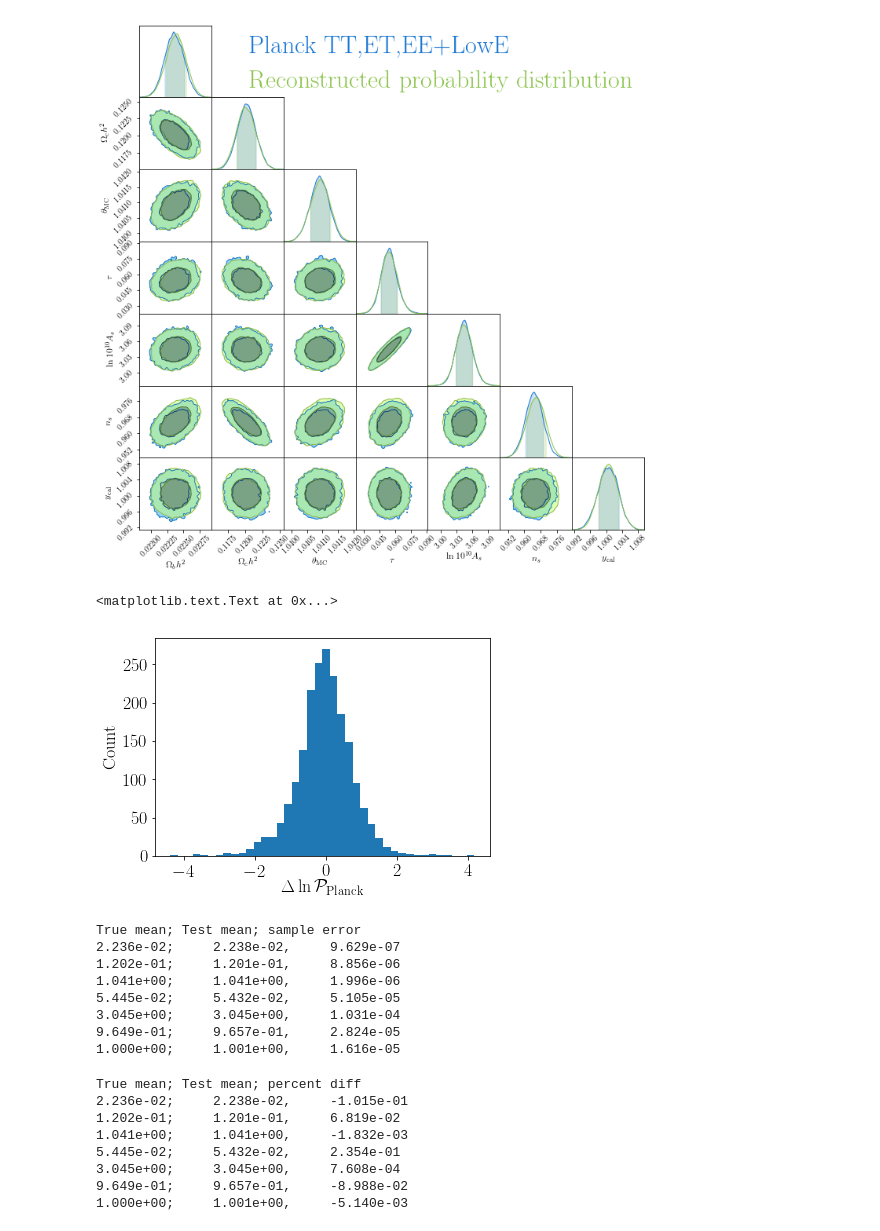
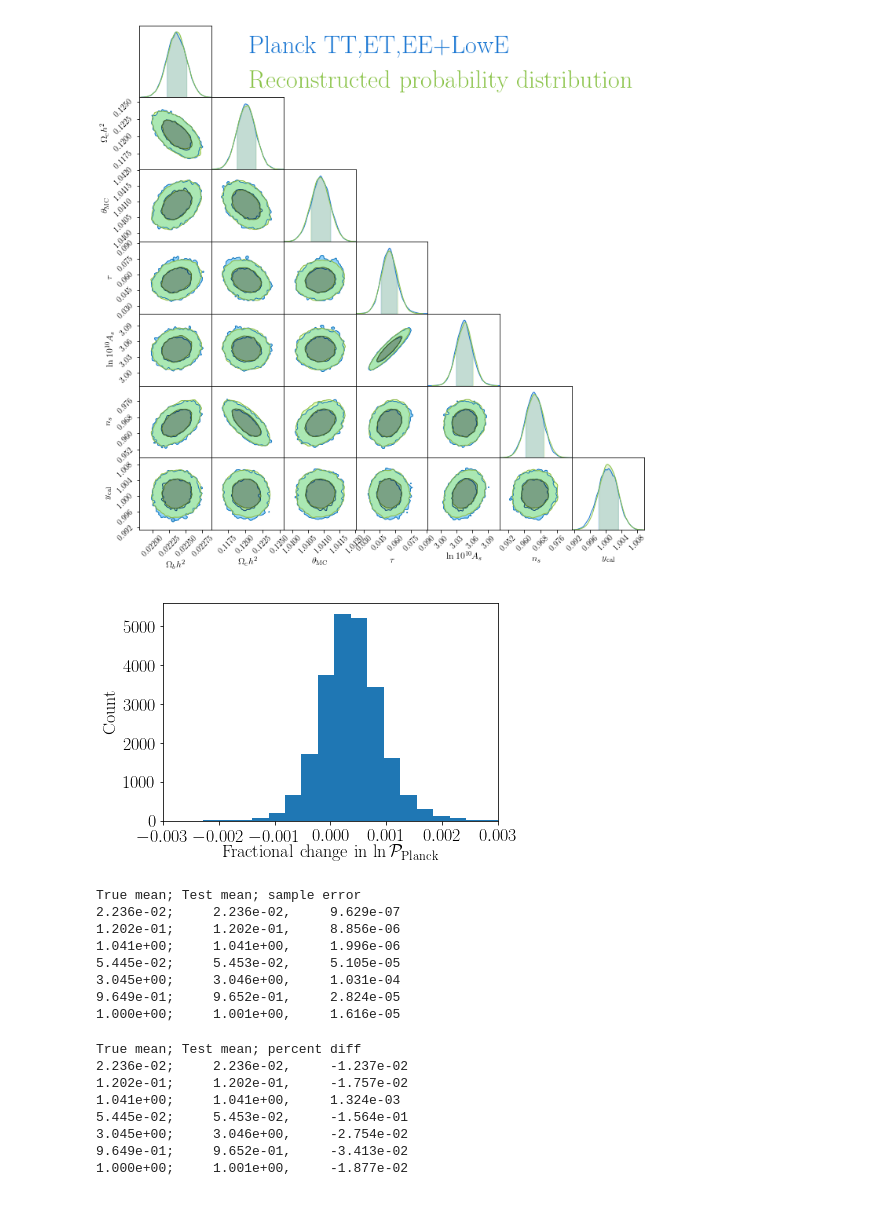
Before and after one commit to tmcclintock/AReconstructionTool, a Jupyter notebook: notebooks/Basic example 6--resampling Planck.ipynb, the cells around one changed output. Cells and saved outputs as stored; diff of their text form; code cells hidden in the pictures.

Commit message:
Ran the most recent version of the planck notebook. Updated the README.

```diff
--- a/notebooks/Basic example 6--resampling Planck.ipynb
+++ b/notebooks/Basic example 6--resampling Planck.ipynb
@@ -88,24 +88,29 @@ fig = c2.plotter.plot()
 # %%
 #Error on the prediction - looking at the differene in chi^2
 inds = RS.training_inds
 allinds = np.arange(len(input_chain))
 allinds = np.delete(allinds, inds)
-allinds = np.random.choice(allinds, size=2000, replace=False)
-lnL_predict = RS.predict(input_chain[allinds])
+lnL_predict = np.zeros_like(allinds)
+for i in range(len(allinds)):
+    lnL_predict[i] = RS.predict(input_chain[allinds[i]])
+#allinds = np.random.choice(allinds, size=3000, replace=False)
+#lnL_predict = RS.predict(input_chain[allinds])
 
 lnL_train = lnpost[allinds]
 
 lnL_diff = lnL_predict - lnL_train
-chi2_diff = lnL_train - lnL_predict
+chi2_diff = (lnL_train - lnL_predict)/lnL_train# * 100
 
 plt.hist(chi2_diff, bins=40)
-plt.xlabel(r"$\Delta\ln\mathcal{P}_{\rm Planck}$")
+#plt.xlabel(r"$\Delta\ln\mathcal{P}_{\rm Planck}$")
+plt.xlabel(r"Fractional change in $\ln\mathcal{P}_{\rm Planck}$")
+plt.xlim(-.003, 0.003)
+
 plt.ylabel("Count")
 #plt.savefig("Planck_chi2_error.png", dpi=300, bbox_inches="tight")
-#plt.savefig("Planck_chi2_error.pdf", bbox_inches="tight")
+plt.savefig("Planck_chi2_error.pdf", bbox_inches="tight")
 # %% [output]
-<matplotlib.text.Text at 0x...>
-[figure, old version]
+[figure, new version]
 # %%
 true_means = np.mean(input_chain, 0)
 test_means = np.mean(test_chain, 0)
@@ -116,12 +121,12 @@ for i in range(7):#len(true_means)):
     print("%.3e;     %.3e,     %.3e"%(true_means[i], test_means[i], true_std[i]/np.sqrt(len(input_chain))))
 # %% [output]
 True mean; Test mean; sample error
-2.236e-02;     2.238e-02,     9.629e-07
-1.202e-01;     1.201e-01,     8.856e-06
+2.236e-02;     2.236e-02,     9.629e-07
+1.202e-01;     1.202e-01,     8.856e-06
 1.041e+00;     1.041e+00,     1.996e-06
-5.445e-02;     5.432e-02,     5.105e-05
-3.045e+00;     3.045e+00,     1.031e-04
-9.649e-01;     9.657e-01,     2.824e-05
+5.445e-02;     5.453e-02,     5.105e-05
+3.045e+00;     3.046e+00,     1.031e-04
+9.649e-01;     9.652e-01,     2.824e-05
 1.000e+00;     1.001e+00,     1.616e-05
 # %%
 print("True mean; Test mean; percent diff")
@@ -130,13 +135,13 @@ for i in range(7):#len(true_means)):
                                       100*(true_means[i] - test_means[i])/test_means[i]))
 # %% [output]
 True mean; Test mean; percent diff
-2.236e-02;     2.238e-02,     -1.015e-01
-1.202e-01;     1.201e-01,     6.819e-02
-1.041e+00;     1.041e+00,     -1.832e-03
-5.445e-02;     5.432e-02,     2.354e-01
-3.045e+00;     3.045e+00,     7.608e-04
-9.649e-01;     9.657e-01,     -8.988e-02
-1.000e+00;     1.001e+00,     -5.140e-03
+2.236e-02;     2.236e-02,     -1.237e-02
+1.202e-01;     1.202e-01,     -1.757e-02
+1.041e+00;     1.041e+00,     1.324e-03
+5.445e-02;     5.453e-02,     -1.564e-01
+3.045e+00;     3.046e+00,     -2.754e-02
+9.649e-01;     9.652e-01,     -3.413e-02
+1.000e+00;     1.001e+00,     -1.877e-02
 # %%
 true_var = np.var(input_chain, 0)
 test_var = np.var(test_chain, 0)
```
Also changed, not shown: parts of 5 cells of this notebook, 1 other file.
